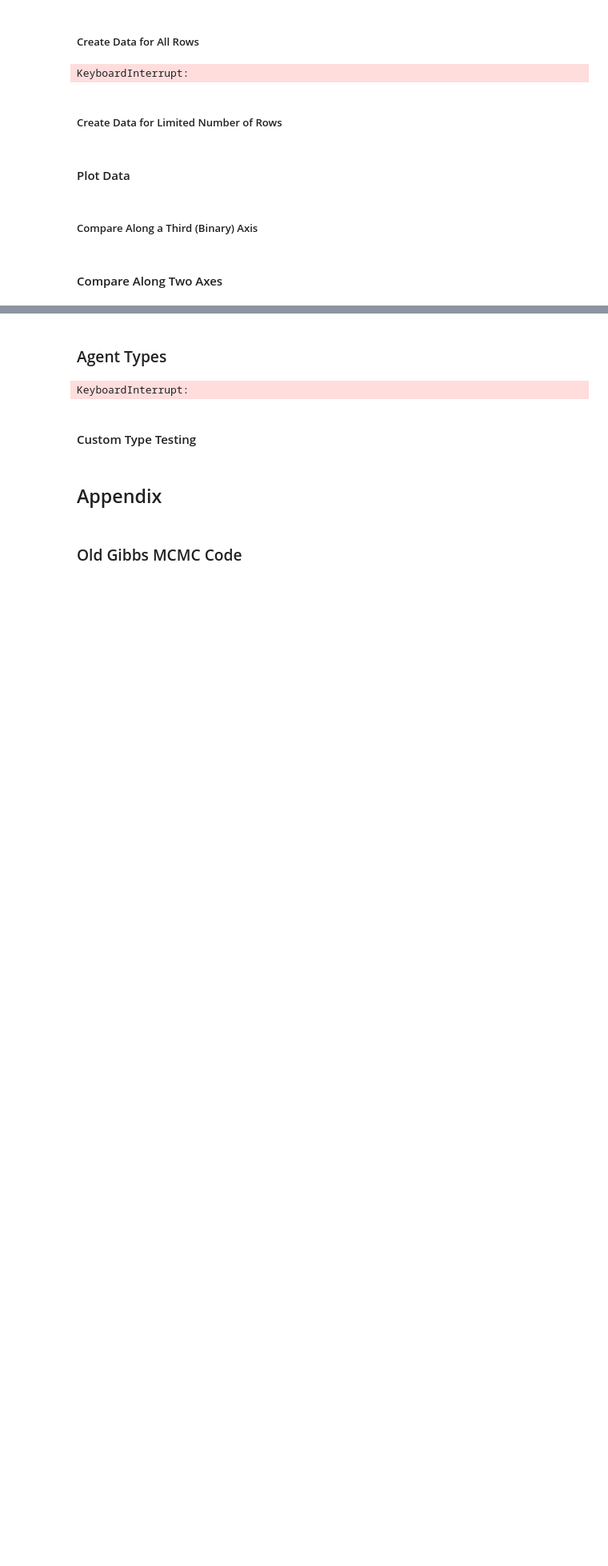
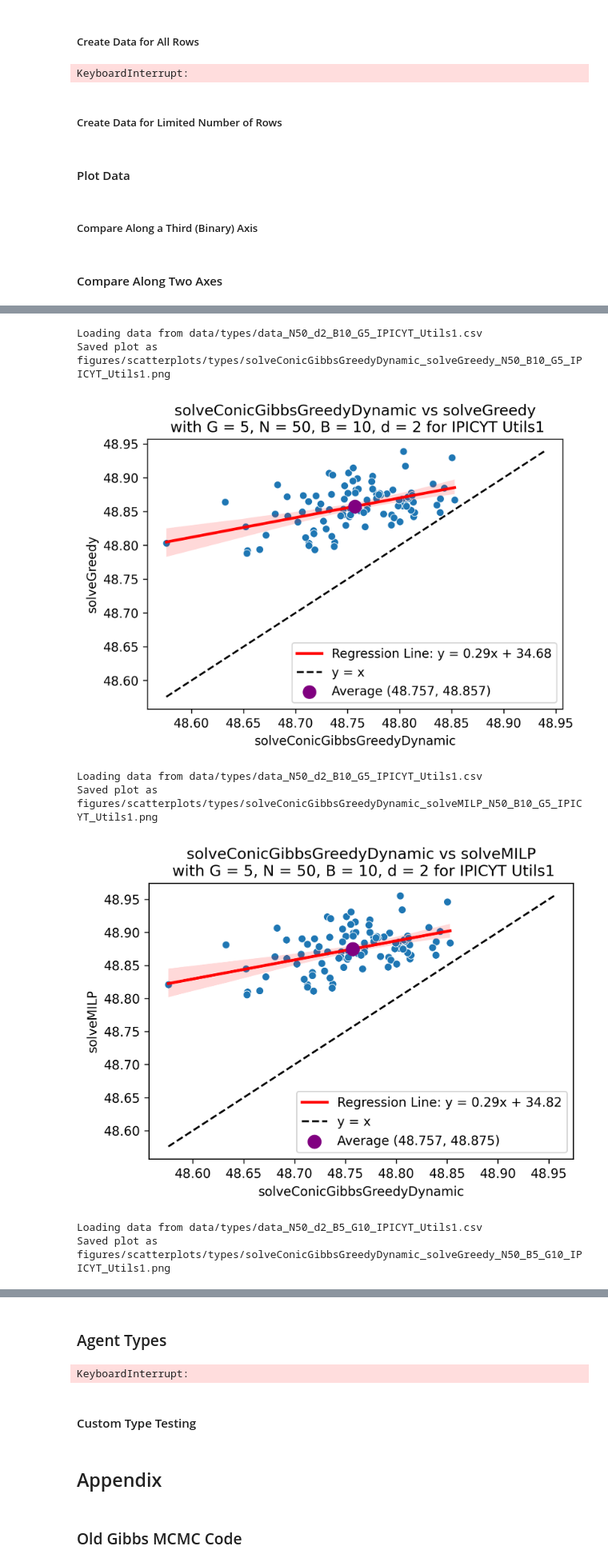
Before and after one commit to nrlopez03/pooled-testing, a Jupyter notebook: Pooled_Testing_Strategies.ipynb, the cells around one changed output, grey strips where cells are left out. Shown at 80% size. Saved outputs shown, nothing was run; the diff lists cells and outputs as text; code cells hidden in the pictures; blank space fills up the shorter version.

Commit message:
figures

```diff
--- a/Pooled_Testing_Strategies.ipynb
+++ b/Pooled_Testing_Strategies.ipynb
@@ -2825,7 +2781,7 @@ d = 2
 B = 10
 G = 5
 types = True
-real_world = '_IPICYT_Utils1'
+real_world = ''
 filename = create_filename(N, d, B, G, types=types, real_world=real_world)
 filename
 # %% [output]
@@ -3226,0 +3140,32 @@ Saved plot as figures/scatterplots/types/solveConicGibbsGreedyDynamic_solveMILP_
+# %%
+# Example combos to test the plotting function
+combos = [{'N': 50, 'd': 2, 'B': 10, 'G': 5, 'types':True, 'real_world':'_IPICYT_Utils1'}, {'N': 50, 'd': 2, 'B': 5, 'G': 10, 'types':True, 'real_world':'_IPICYT_Utils1'}]
+# combos = [{'N': 50, 'd': 2, 'B': 5, 'G': 10, 'types':True}]
+for combo in combos:
+    # plot_results(solveStaticNonOverlap, solveStaticNoPool, combo)
+    # plot_results(solveDynamic, solveStaticOverlap, combo)
+    # plot_results(solveDynamic, solveGreedyDynamic, combo)
+    # plot_results(solveDynamic, maxUtil, combo)
+    # plot_results(solveStaticOverlap, solveStaticNonOverlap, combo)
+    # plot_results(solveDynamic, solveNN, combo)
+    # plot_results(solveStaticNonOverlap, solveNN, combo)
+    # plot_results(solveStaticOverlap, solveNN, combo)
+    # plot_results_compare(solveGreedyDynamic, solveNN, combo, solveDynamic)
+    # plot_results(solveDynamic, solveConicGibbsGreedyDynamic, combo)
+    # plot_results(solveStaticNonOverlap, solveConicGibbsGreedyDynamic, combo)
+    # plot_results(solveStaticOverlap, solveConicGibbsGreedyDynamic, combo)
+    # # plot_results_compare(solveGreedyDynamic, solveRLDynamic, combo, solveDynamic)
+    # plot_results(solveNN, solveConicGibbsGreedyDynamic, combo)
+    # plot_results(solveRLDynamic, solveConicGibbsGreedyDynamic, combo)
+    # plot_results(solveMILP, solveGreedy, combo)
+    plot_results(solveConicGibbsGreedyDynamic, solveGreedy, combo)
+    plot_results(solveConicGibbsGreedyDynamic, solveMILP, combo)
+# %% [output]
+Loading data from data/types/data_N50_d2_B10_G5_IPICYT_Utils1.csv
+Saved plot as figures/scatterplots/types/solveConicGibbsGreedyDynamic_solveGreedy_N50_B10_G5_IPICYT_Utils1.png
+[figure, added]
+Loading data from data/types/data_N50_d2_B10_G5_IPICYT_Utils1.csv
+Saved plot as figures/scatterplots/types/solveConicGibbsGreedyDynamic_solveMILP_N50_B10_G5_IPICYT_Utils1.png
+[figure, added]
+Loading data from data/types/data_N50_d2_B5_G10_IPICYT_Utils1.csv
+Saved plot as figures/scatterplots/types/solveConicGibbsGreedyDynamic_solveGreedy_N50_B5_G10_IPICYT_Utils1.png
```
Also changed, not shown: parts of 27 cells of this notebook, 28 other files.
